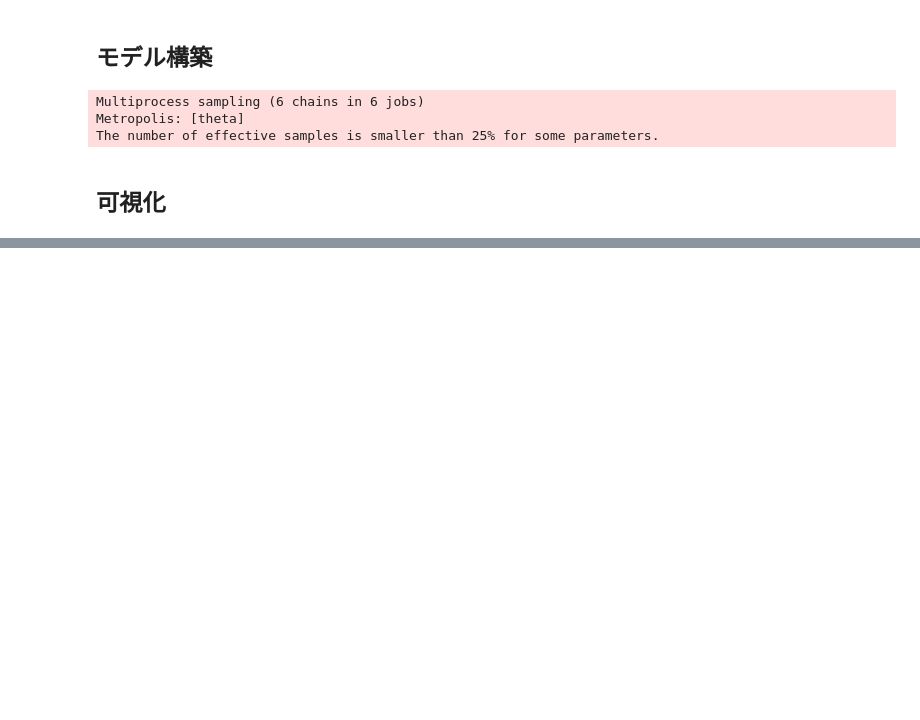
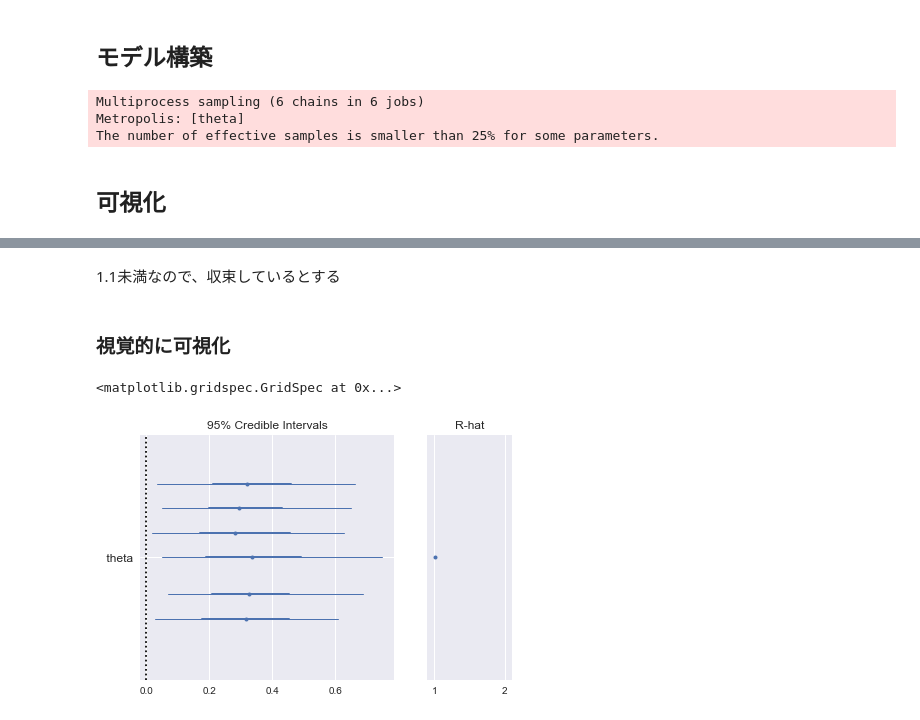
Before and after one commit to hiroaki8388/datascienceEdu, a Jupyter notebook: notebook/確率的プログラミング.ipynb, the cells around one changed output, grey strips where cells are left out. Drawn from its saved outputs; the diff is of its cells as text; code cells hidden in the pictures; blank space fills up the shorter version.

```diff
--- a/notebook/確率的プログラミング.ipynb
+++ b/notebook/確率的プログラミング.ipynb
@@ -65,0 +72,9 @@ array([[<matplotlib.axes._subplots.AxesSubplot object at 0x...>,
+# %% [markdown]
+1.1未満なので、収束しているとする
+# %% [markdown]
+### 視覚的に可視化
+# %%
+pm.forestplot(chain,varnames={'theta'})
+# %% [output]
+<matplotlib.gridspec.GridSpec at 0x...>
+[figure, added]
```
Also changed, not shown: parts of 12 cells of this notebook.
